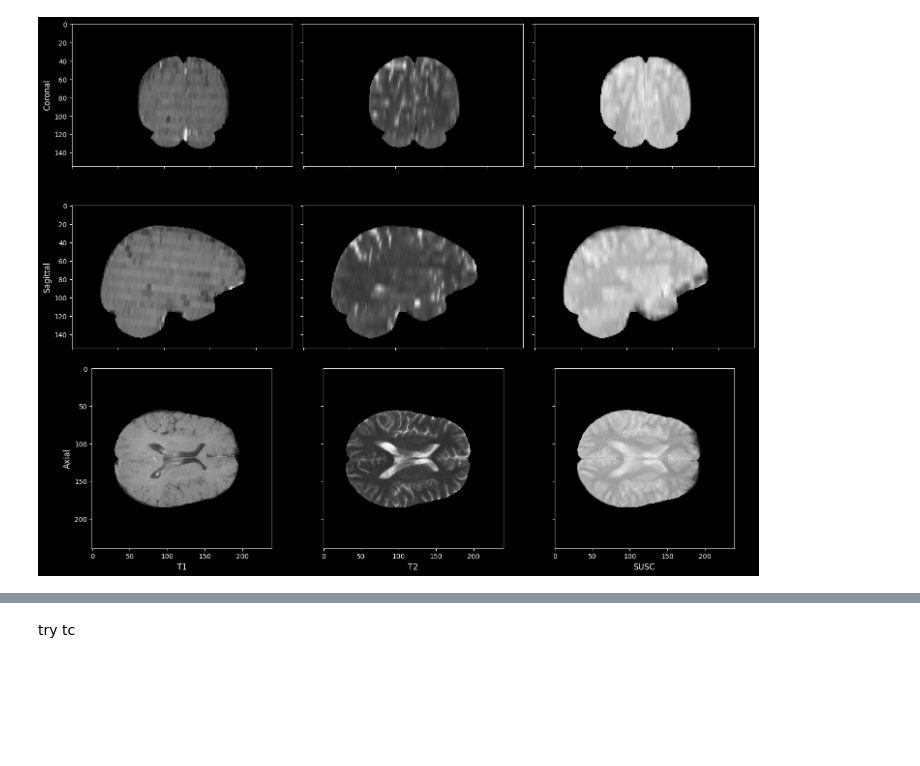
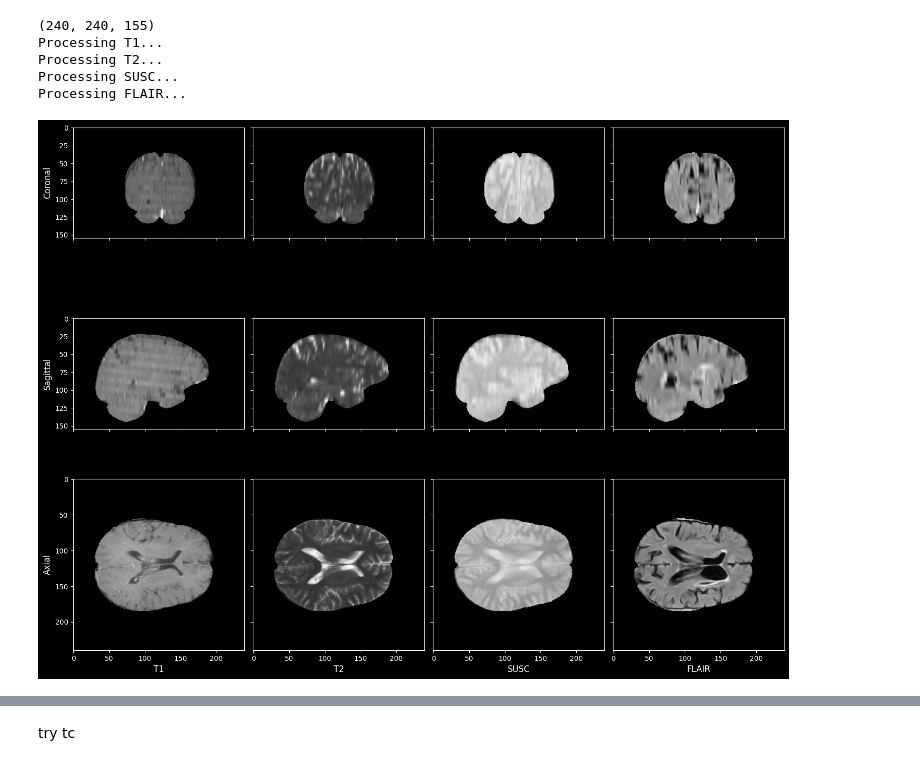
Before and after one commit to MarioPasc/Meningioma, a Jupyter notebook: scripts/dataset/normalization_results.ipynb, the cells around one changed output, grey strips where cells are left out. Cells and saved outputs as stored; diff of their text form; code cells hidden in the pictures; blank space fills up the shorter version.

Commit message:
Changes in some files for rm pipeline into FLAIR sequence

```diff
--- a/scripts/dataset/normalization_results.ipynb
+++ b/scripts/dataset/normalization_results.ipynb
@@ -4,10 +4,10 @@ import numpy as np
 import os
 import nibabel as nib
 
-PATH = "/home/mariopasc/Python/Datasets/Meningiomas/meningioma"
+PATH = "/home/mariopasc/Python/Datasets/Meningiomas/processed/MenGrowth"
 PATIENT = "P40"
-PULSES = ["T1", "T2", "SUSC"]
-OUTPUT_PATH = "/home/mariopasc/Python/Datasets/Meningiomas/meningioma"
+PULSES = ["T1", "T2", "SUSC", "FLAIR"]
+OUTPUT_PATH = "/home/mariopasc/Python/Datasets/Meningiomas/assets"
 
 suf = "_registered_sri24"
 suf = ""
@@ -17,17 +17,24 @@ for pulse in PULSES:
     file = os.path.join(PATH, PATIENT, f"{pulse}_{PATIENT}"+suf+".nii.gz")
     seg = os.path.join(PATH, PATIENT, f"{pulse}_{PATIENT}_seg"+suf+".nii.gz")
     img = nib.load(file)
-    seg = nib.load(seg)
+
+    if not os.path.exists(seg):
+        # Create a dummy segmentation if it doesn't exist
+        seg = np.zeros(img.shape, dtype=np.uint8)
+    else:
+        seg = nib.load(seg).get_fdata()
 
     data[pulse] = {
         "vol_path": file,
         "seg_path": seg,
         "vol": img.get_fdata(),
-        "seg": seg.get_fdata(),
+        "seg": seg,
     }
 
+print(data["FLAIR"]["vol"].shape)
+
 # Visualize data with pulses as columns and views as rows in specific order
-fig, axes = plt.subplots(3, 3, figsize=(15, 12))
+fig, axes = plt.subplots(3, 4, figsize=(15, 12))
 # Don't call plt.subplots_adjust here - we'll do it after tight_layout
 fig.patch.set_facecolor('black')
 
@@ -40,6 +47,7 @@ view_titles = ["Coronal", "Sagittal", "Axial"]
 
 # Display each pulse in columns
 for col, pulse in enumerate(PULSES):
+    print(f"Processing {pulse}...")
     vol = data[pulse]["vol"]
     seg = data[pulse]["seg"]
 
@@ -70,35 +78,40 @@ for col, pulse in enumerate(PULSES):
     # Hide all labels except for the first column (y-axis) and bottom row (x-axis)
     if col != 0:  # Not the first column
         axes[0, col].set_ylabel('')
         axes[0, col].set_yticklabels([])
         axes[1, col].set_ylabel('')
         axes[1, col].set_yticklabels([])
         axes[2, col].set_ylabel('')
         axes[2, col].set_yticklabels([])
 
     # Hide x-axis labels for non-bottom rows
     axes[0, col].set_xlabel('')
     axes[0, col].set_xticklabels([])
     axes[1, col].set_xlabel('')
     axes[1, col].set_xticklabels([])
 
 # Add view labels only to first column (y-axis)
 for row, title in enumerate(view_titles):
     axes[row, 0].set_ylabel(title, color='white', fontsize=12, rotation=90)
 
 # Add pulse labels only to bottom row (x-axis)
 for col, pulse in enumerate(PULSES):
     axes[2, col].set_xlabel(pulse, color='white', fontsize=12)
 
 plt.tight_layout()
 # Apply subplots_adjust AFTER tight_layout
 plt.subplots_adjust(wspace=0.05, hspace=0.01)
 
-plt.savefig(os.path.join("/home/mariopasc/Python/Datasets/Meningiomas/assets", f"visualization_{PATIENT}.png"),
+plt.savefig(os.path.join("/home/mariopasc/Python/Datasets/Meningiomas/", f"visualization_{PATIENT}.png"),
             facecolor='black', bbox_inches='tight', dpi=150)
 plt.show()
 # %% [output]
+(240, 240, 155)
+Processing T1...
+Processing T2...
+Processing SUSC...
+Processing FLAIR...
-[figure, old version]
+[figure, new version]
 # %%
 import matplotlib.pyplot as plt
 import numpy as np
```
Also changed, not shown: parts of 1 cell of this notebook, 5 other files.
